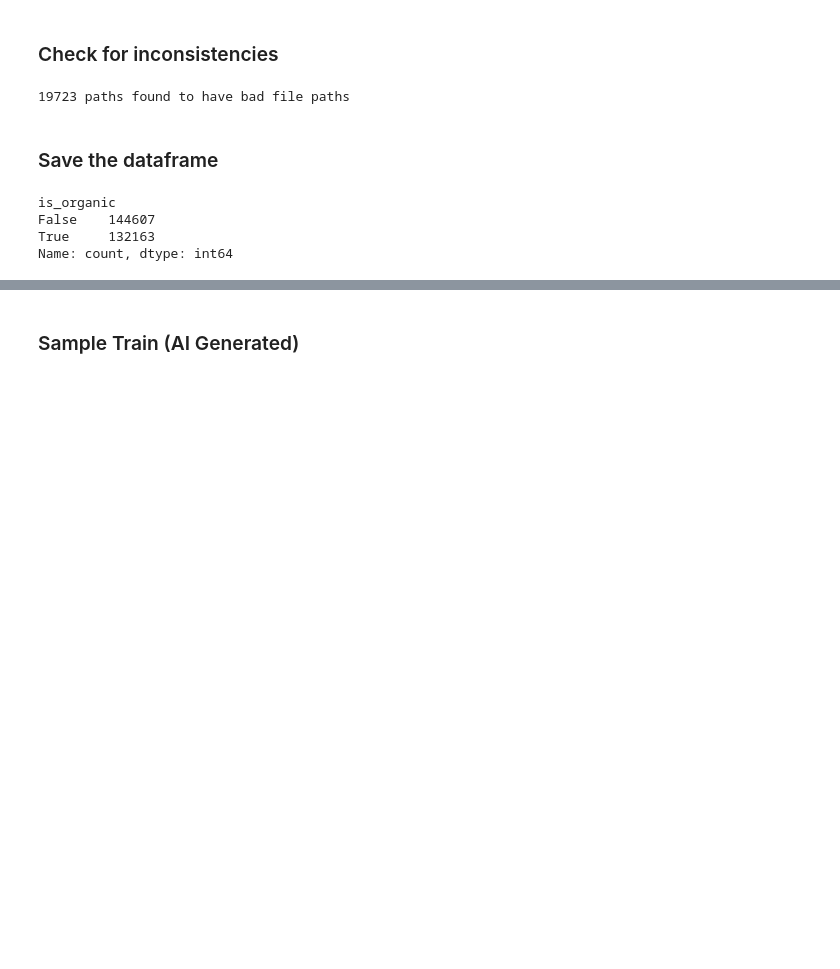
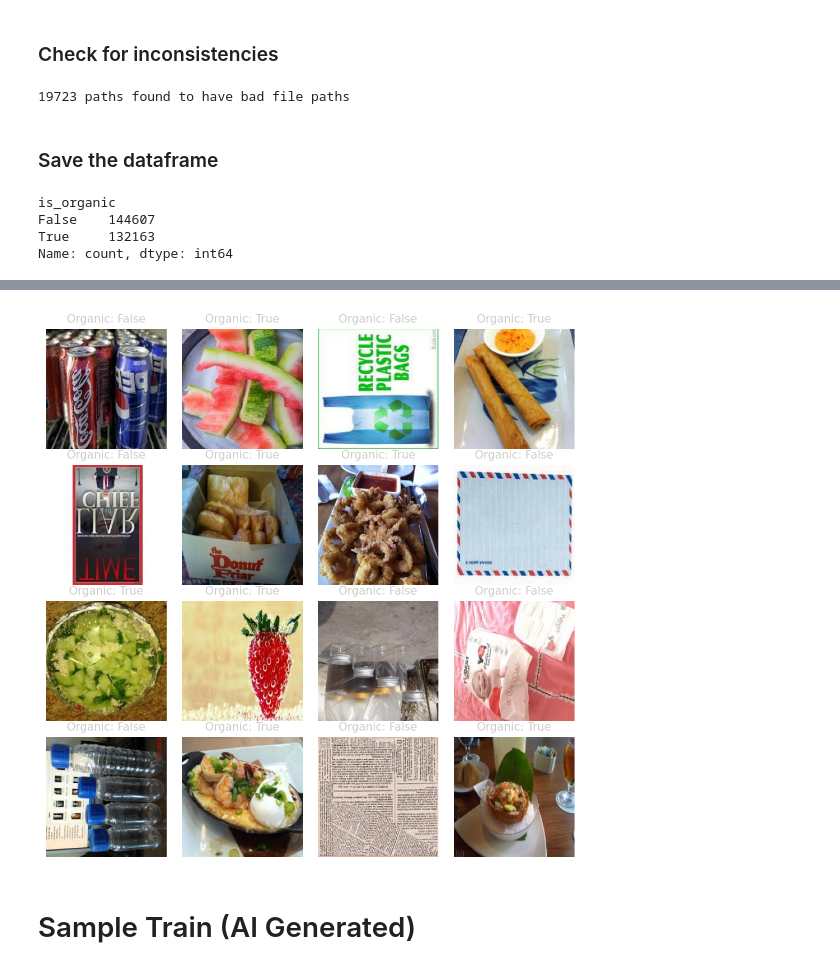
Before and after one commit to Espacio-root/sem5-ml-project, a Jupyter notebook: preprocess.ipynb, the cells around one changed output, grey strips where cells are left out. Cells and saved outputs as stored; diff of their text form; code cells hidden in the pictures; blank space fills up the shorter version.

```diff
--- a/preprocess.ipynb
+++ b/preprocess.ipynb
@@ -181,5 +195,20 @@ Name: count, dtype: int64
+# %%
+sample_df = df.sample(n=16)
+
+fig, axes = plt.subplots(4, 4, figsize=(12, 12))
+
+for ax, (_, row) in zip(axes.flatten(), sample_df.iterrows()):
+    img = Image.open(row["file_path"]) # type: ignore
+    ax.imshow(img)
+    ax.set_title(f"Organic: {row['is_organic']}", fontsize=10)
+    ax.axis("off")
+
+plt.tight_layout()
+plt.show()
+# %% [output]
+[figure, added]
 # %% [markdown]
-### Sample Train (AI Generated)
+# Sample Train (AI Generated)
 # %%
 # ==========================
 # 1. Set seeds for reproducibility
```
Also changed, not shown: parts of 5 cells of this notebook, 4 other files.
